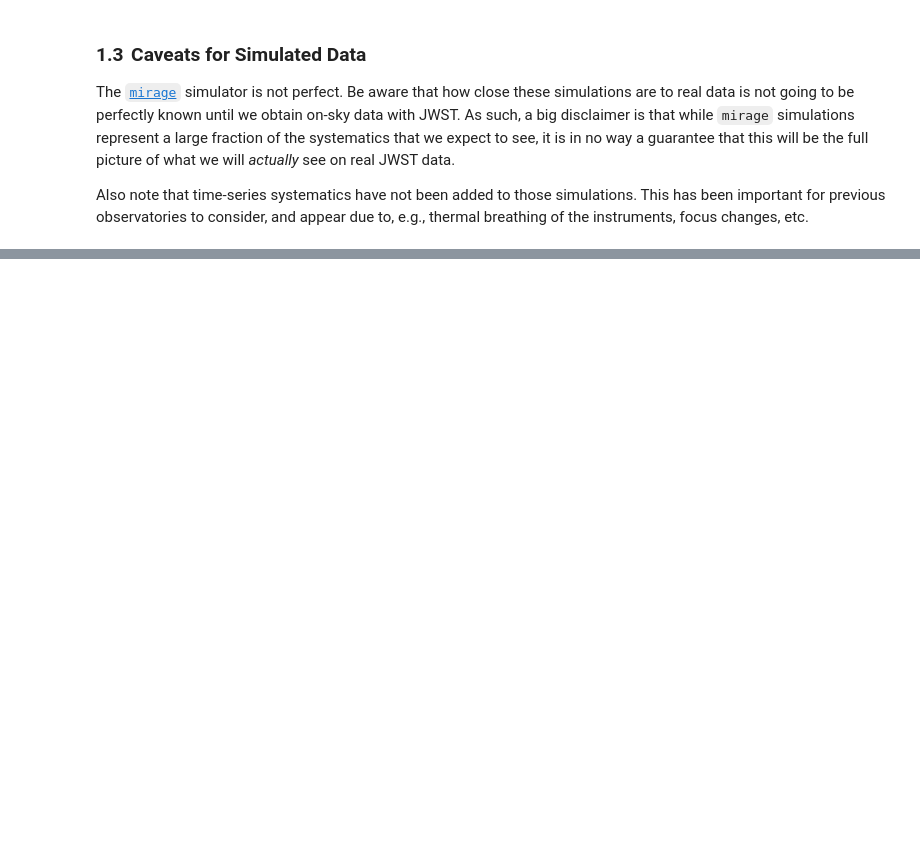
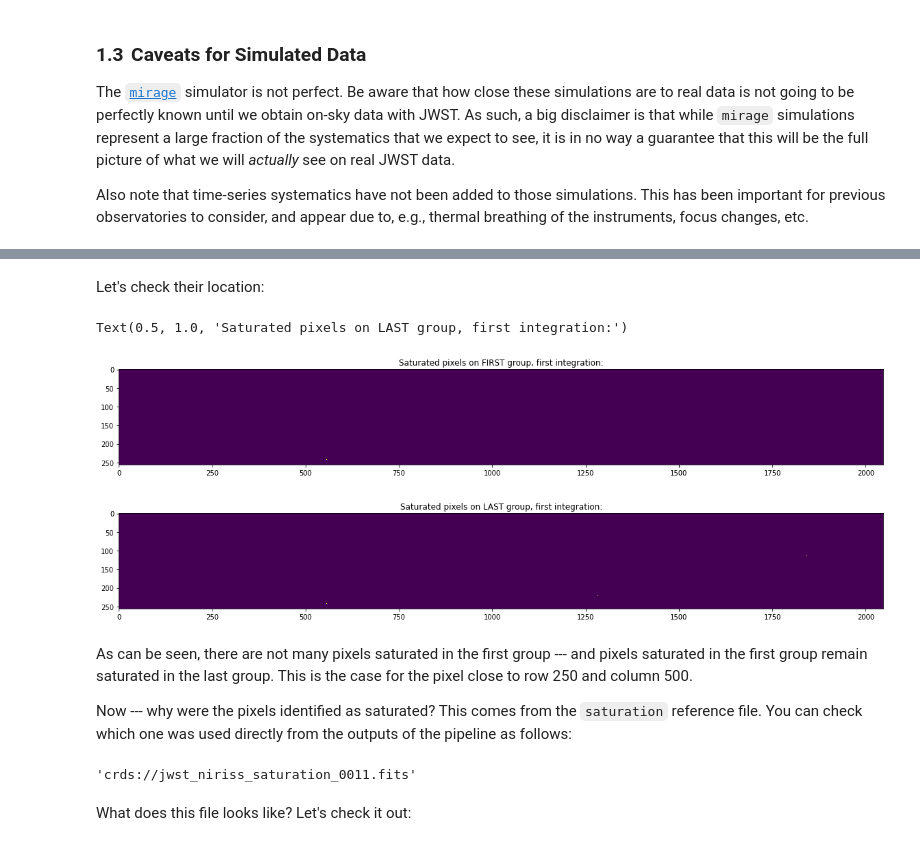
Before and after one commit to spacetelescope/jwebbinar_prep, a Jupyter notebook: tso_session/ExploringTSOProducts.ipynb, the cells around one changed output, grey strips where cells are left out. Saved outputs shown, nothing was run; the diff lists cells and outputs as text; code cells hidden in the pictures; blank space fills up the shorter version.

```diff
--- a/tso_session/ExploringTSOProducts.ipynb
+++ b/tso_session/ExploringTSOProducts.ipynb
@@ -118,0 +174,5 @@ Let's run the `saturation` and `linearity` steps:
+# %%
+# Run step:
+saturation_results = calwebb_detector1.saturation_step.SaturationStep.call(dq_results ,
+                                                                           output_dir='pipeline_outputs_directory',
+                                                                           save_results=True)
@@ -118,0 +194,45 @@ Let's run the `saturation` and `linearity` steps:
+# %%
+# Extract group data-quality:
+dq_groups = saturation_results.groupdq
+
+# Identify saturated pixels in the first and last groups:
+idx_sat_pixels_first_group = np.where(dq_groups[0, 0, :, :] == 2)
+idx_sat_pixels_last_group = np.where(dq_groups[0, -1, :, :] == 2)
+# %% [markdown]
+Let's check their location:
+# %%
+# Extract a zero-array with the same shape as the original frames; use first group, first integration as reference:
+saturated_pixels_firstgroup = np.zeros(saturation_results.data[0, 0, :, :].shape)
+saturated_pixels_lastgroup = np.zeros(saturation_results.data[0, 0, :, :].shape)
+
+# Identify "saturated" pixels as ones in this array (initially) zero-array:
+saturated_pixels_firstgroup[idx_sat_pixels_first_group] = 1.
+
+# Plot them:
+plt.figure(figsize=(20,5))
+im = plt.imshow(saturated_pixels_firstgroup, interpolation = 'None')
+im.set_clim(0,1)
+plt.title('Saturated pixels on FIRST group, first integration:')
+
+# Repeat for last group:
+saturated_pixels_lastgroup[idx_sat_pixels_last_group] = 1.
+
+# Plot them:
+plt.figure(figsize=(20,5))
+im = plt.imshow(saturated_pixels_lastgroup, interpolation = 'None')
+im.set_clim(0,1)
+plt.title('Saturated pixels on LAST group, first integration:')
+# %% [output]
+Text(0.5, 1.0, 'Saturated pixels on LAST group, first integration:')
+[figure, added]
+[figure, added]
+# %% [markdown]
+As can be seen, there are not many pixels saturated in the first group --- and pixels saturated in the first group remain saturated in the last group. This is the case for the pixel close to row 250 and column 500.
+
+Now --- why were the pixels identified as saturated? This comes from the `saturation` reference file. You can check which one was used directly from the outputs of the pipeline as follows:
+# %%
+saturation_results.meta.ref_file.saturation.name
+# %% [output]
+'crds://jwst_niriss_saturation_0011.fits'
+# %% [markdown]
+What does this file looks like? Let's check it out:
```
Also changed, not shown: parts of 50 cells of this notebook.
